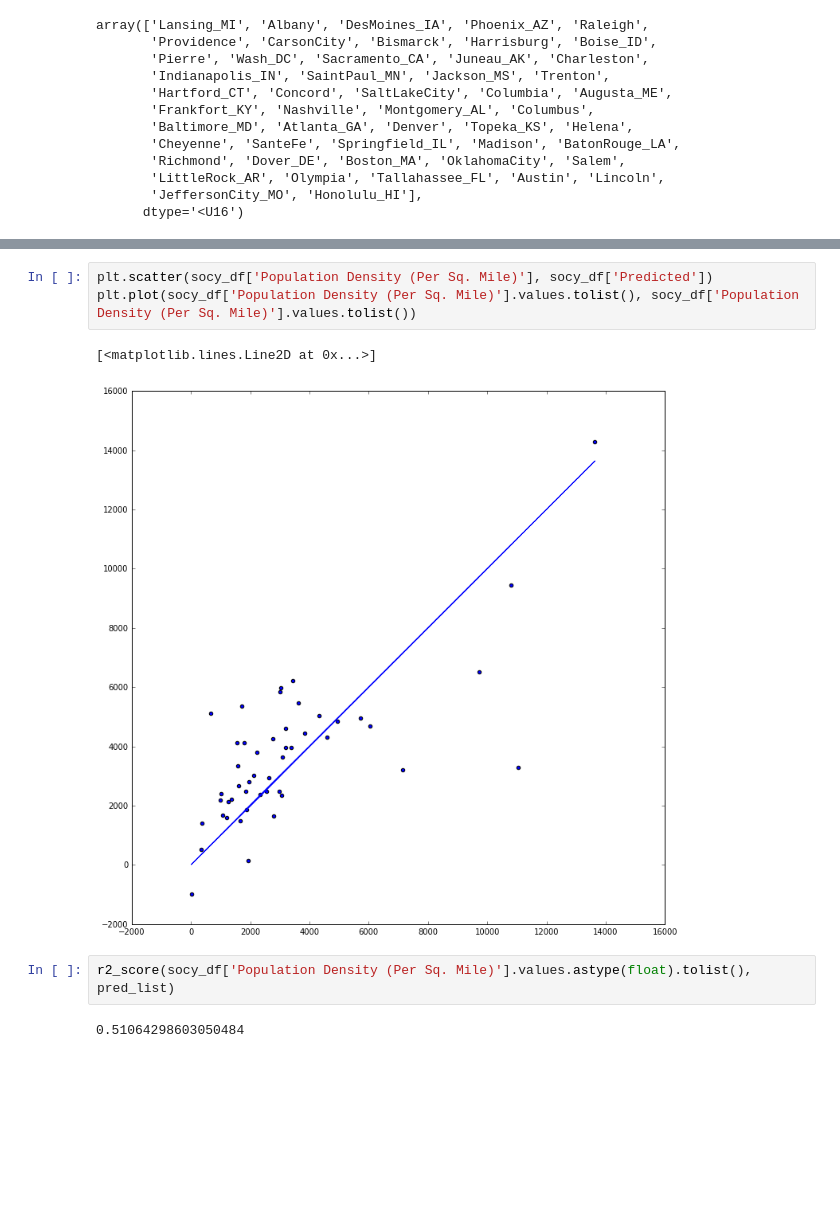
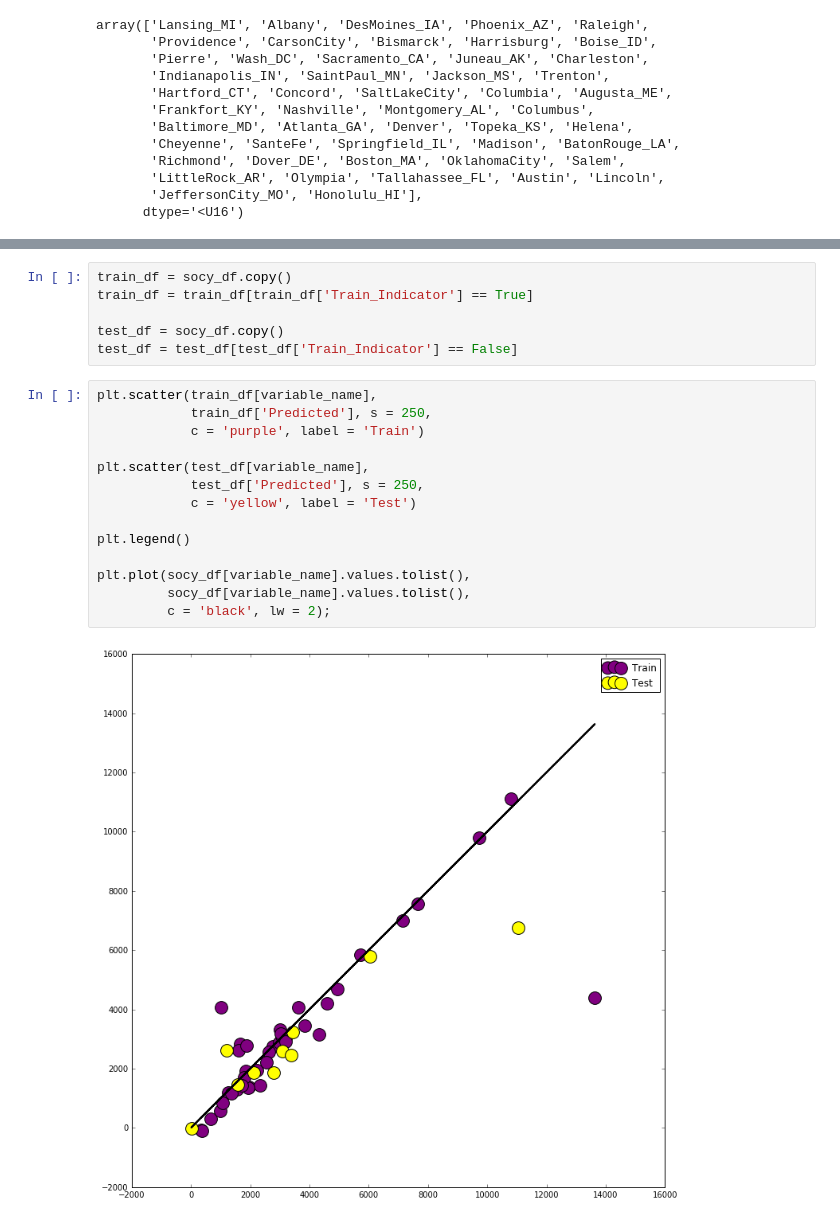
Before and after one commit to jdiaz4302/US_Demo_Net, a Jupyter notebook: model.ipynb, the cells around one changed output, grey strips where cells are left out. Saved outputs shown, nothing was run; the diff lists cells and outputs as text; blank space fills up the shorter version.

```diff
--- a/model.ipynb
+++ b/model.ipynb
@@ -423,10 +440,22 @@ socy_df
-# %%
-plt.scatter(socy_df['Population Density (Per Sq. Mile)'], socy_df['Predicted'])
-plt.plot(socy_df['Population Density (Per Sq. Mile)'].values.tolist(), socy_df['Population Density (Per Sq. Mile)'].values.tolist())
-# %% [output]
-[<matplotlib.lines.Line2D at 0x...>]
-[figure, removed]
-# %%
-r2_score(socy_df['Population Density (Per Sq. Mile)'].values.astype(float).tolist(), pred_list)
-# %% [output]
-0.51064298603050484
+# %%
+train_df = socy_df.copy()
+train_df = train_df[train_df['Train_Indicator'] == True]
+
+test_df = socy_df.copy()
+test_df = test_df[test_df['Train_Indicator'] == False]
+# %%
+plt.scatter(train_df[variable_name],
+            train_df['Predicted'], s = 250,
+            c = 'purple', label = 'Train')
+
+plt.scatter(test_df[variable_name],
+            test_df['Predicted'], s = 250,
+            c = 'yellow', label = 'Test')
+
+plt.legend()
+
+plt.plot(socy_df[variable_name].values.tolist(),
+         socy_df[variable_name].values.tolist(),
+         c = 'black', lw = 2);
+# %% [output]
+[figure, added]
```
Also changed, not shown: parts of 21 cells of this notebook.
